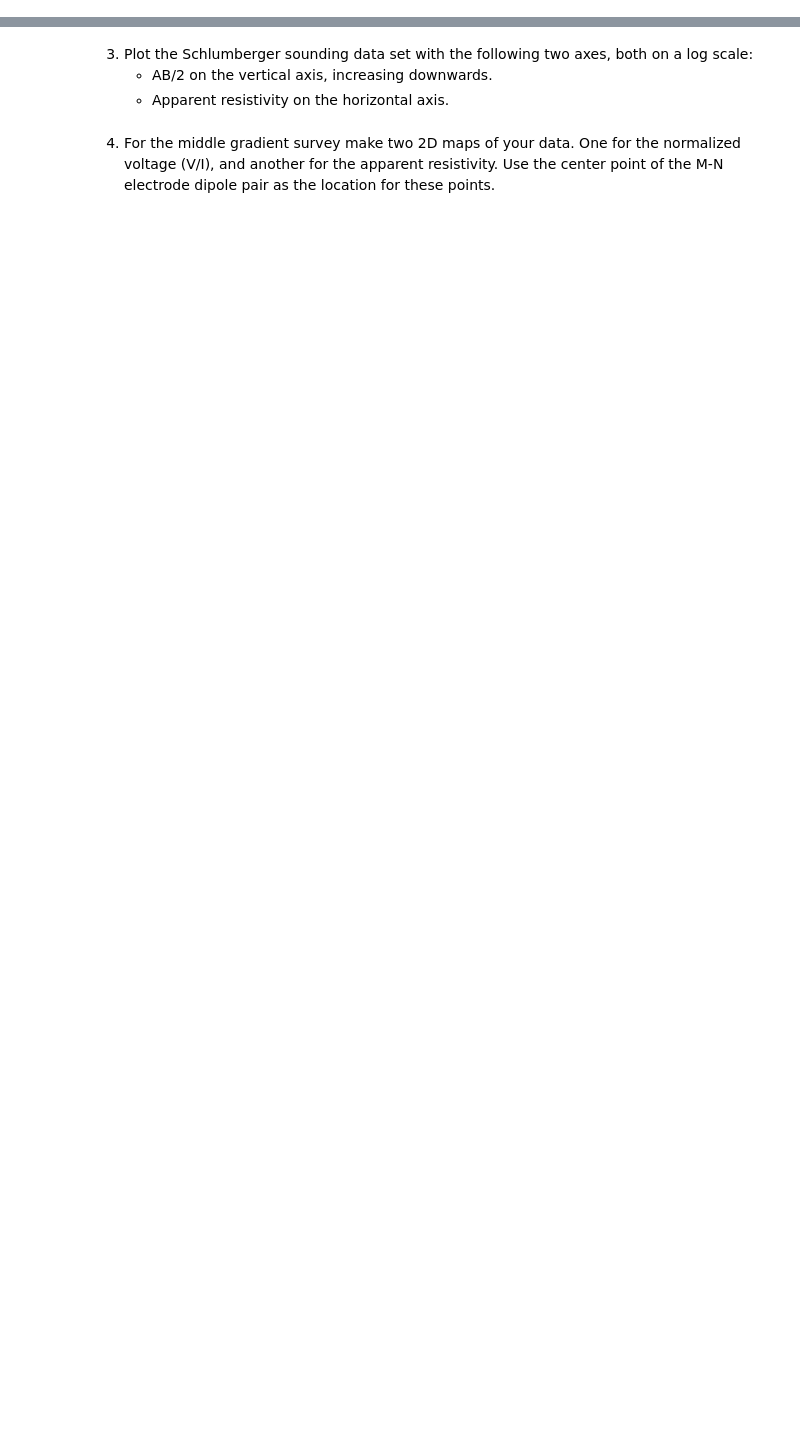
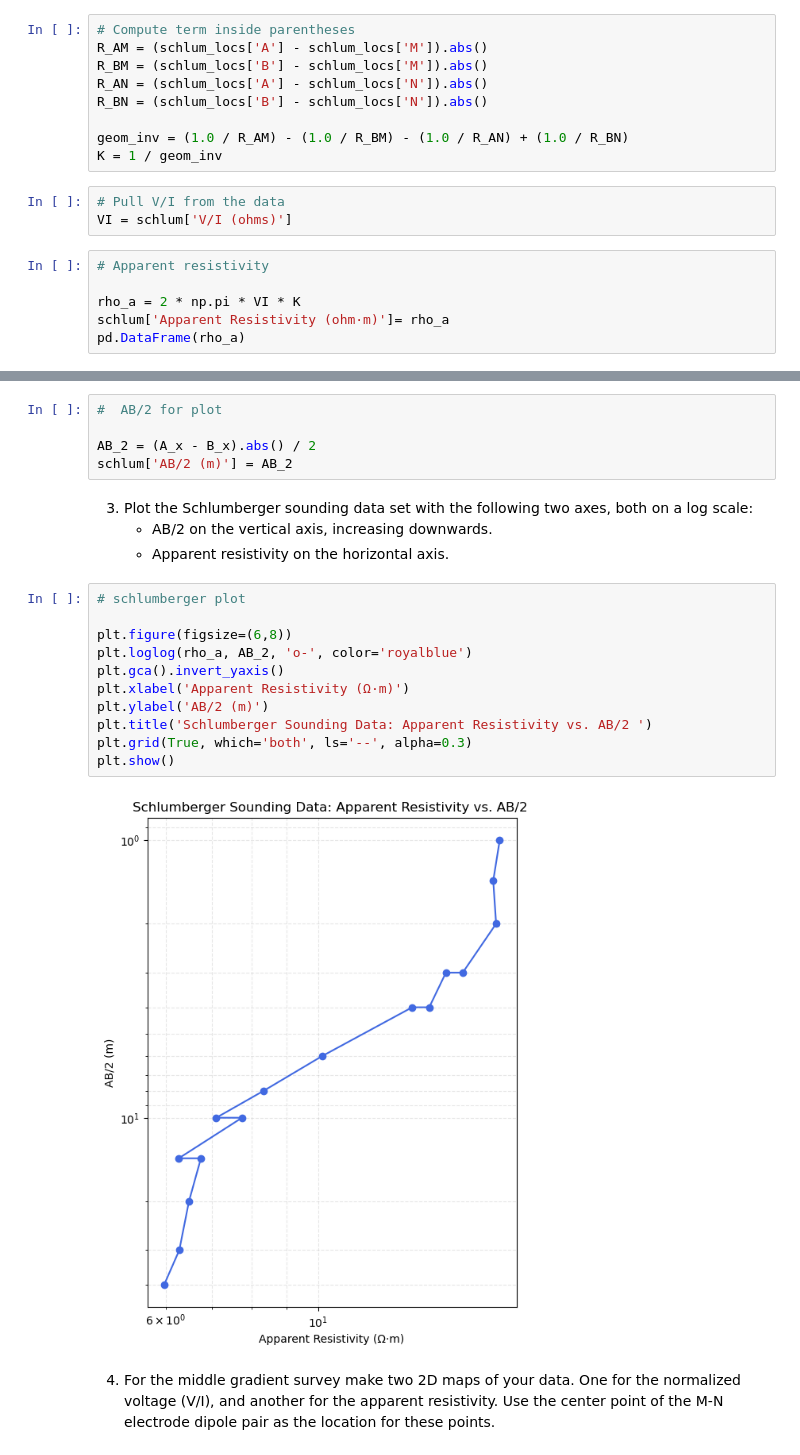
Before and after one commit to lillian-hanson/gpgn-318-328-notebooks, a Jupyter notebook: Labs/resitivity/08-Lab-Work.ipynb, the cells around one changed output, grey strips where cells are left out. Drawn from its saved outputs; the diff is of its cells as text; blank space fills up the shorter version.

```diff
--- a/Labs/resitivity/08-Lab-Work.ipynb
+++ b/Labs/resitivity/08-Lab-Work.ipynb
@@ -54,0 +46,18 @@ N_x = schlum_locs['N']
+# %%
+# Compute term inside parentheses
+R_AM = (schlum_locs['A'] - schlum_locs['M']).abs()
+R_BM = (schlum_locs['B'] - schlum_locs['M']).abs()
+R_AN = (schlum_locs['A'] - schlum_locs['N']).abs()
+R_BN = (schlum_locs['B'] - schlum_locs['N']).abs()
+
+geom_inv = (1.0 / R_AM) - (1.0 / R_BM) - (1.0 / R_AN) + (1.0 / R_BN)
+K = 1 / geom_inv
+# %%
+# Pull V/I from the data
+VI = schlum['V/I (ohms)']
+# %%
+# Apparent resistivity
+
+rho_a = 2 * np.pi * VI * K
+schlum['Apparent Resistivity (ohm·m)']= rho_a
+pd.DataFrame(rho_a)
@@ -55,7 +82,25 @@ N_x = schlum_locs['N']
+# %%
+#  AB/2 for plot
+
+AB_2 = (A_x - B_x).abs() / 2
+schlum['AB/2 (m)'] = AB_2
 # %% [markdown]
 3. Plot the Schlumberger sounding data set with the following two axes, both on a log scale:
     * AB/2 on the vertical axis, increasing downwards.
     * Apparent resistivity on the horizontal axis.
+# %%
+# schlumberger plot
+
+plt.figure(figsize=(6,8))
+plt.loglog(rho_a, AB_2, 'o-', color='royalblue')
+plt.gca().invert_yaxis()
+plt.xlabel('Apparent Resistivity (Ω·m)')
+plt.ylabel('AB/2 (m)')
+plt.title('Schlumberger Sounding Data: Apparent Resistivity vs. AB/2 ')
+plt.grid(True, which='both', ls='--', alpha=0.3)
+plt.show()
+# %% [output]
+[figure, added]
 # %% [markdown]
 4. For the middle gradient survey make two 2D maps of your data. One for the normalized voltage (V/I), and another for the apparent resistivity. Use the center point of the M-N electrode dipole pair as the location for these points.
 # %%
```
Also changed, not shown: parts of 10 cells of this notebook.
